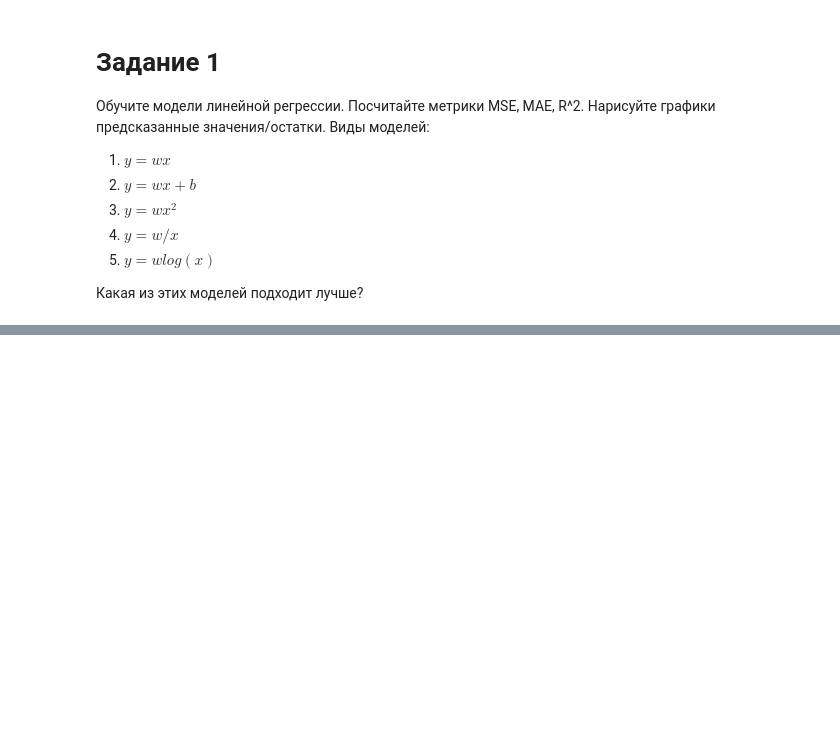
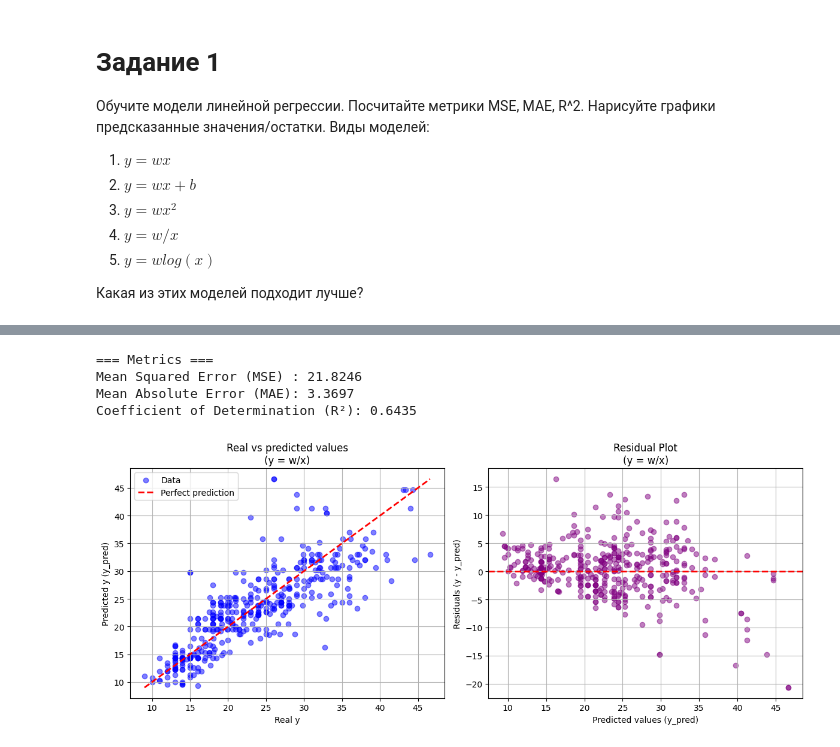
Before and after one commit to edraithenni/OIAD_2026, a Jupyter notebook: OIAD_lab2.ipynb, the cells around one changed output, grey strips where cells are left out. Saved outputs shown, nothing was run; the diff lists cells and outputs as text; code cells hidden in the pictures; blank space fills up the shorter version.

```diff
--- a/OIAD_lab2.ipynb
+++ b/OIAD_lab2.ipynb
@@ -45,0 +166,29 @@ memory usage: 24.9 KB
+# %%
+df['horsepower_inverse'] = 1 / df['horsepower']
+X = df[['horsepower_inverse']]
+y = df['mpg']
+
+model = LinearRegression(fit_intercept=False)
+model.fit(X, y)
+
+y_pred = model.predict(X)
+
+mse = mean_squared_error(y, y_pred)
+mae = mean_absolute_error(y, y_pred)
+r2 = r2_score(y, y_pred)
+
+print("\n=== Metrics ===")
+print(f"Mean Squared Error (MSE) : {mse:.4f}")
+print(f"Mean Absolute Error (MAE): {mae:.4f}")
+print(f"Coefficient of Determination (R²): {r2:.4f}")
+
+residuals = y - y_pred
+
+#plots
+plot_results(y, y_pred, "y = w/x")
+# %% [output]
+=== Metrics ===
+Mean Squared Error (MSE) : 21.8246
+Mean Absolute Error (MAE): 3.3697
+Coefficient of Determination (R²): 0.6435
+[figure, added]
```
Also changed, not shown: parts of 6 cells of this notebook, 1 other file.
